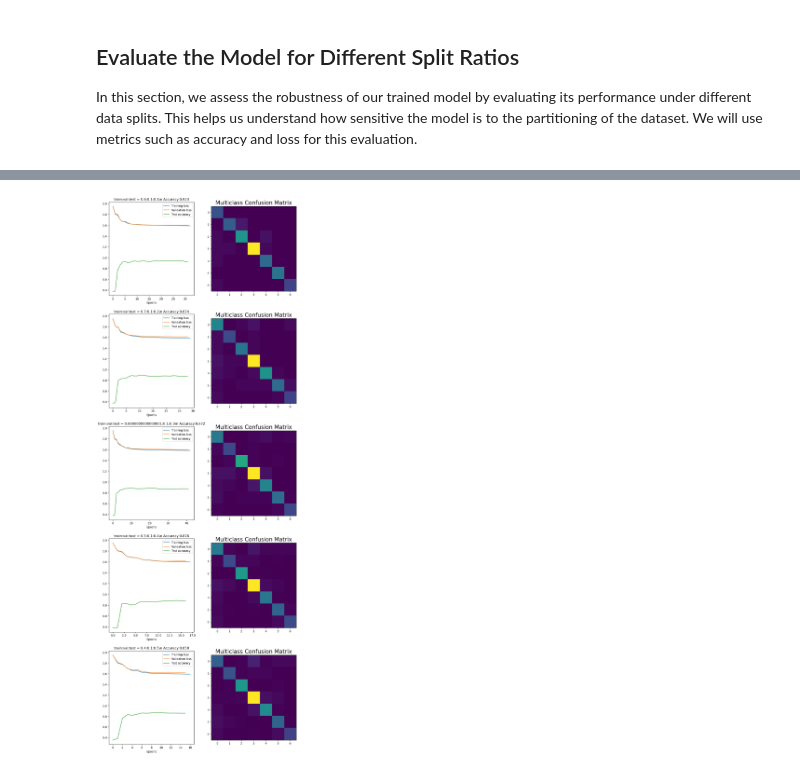
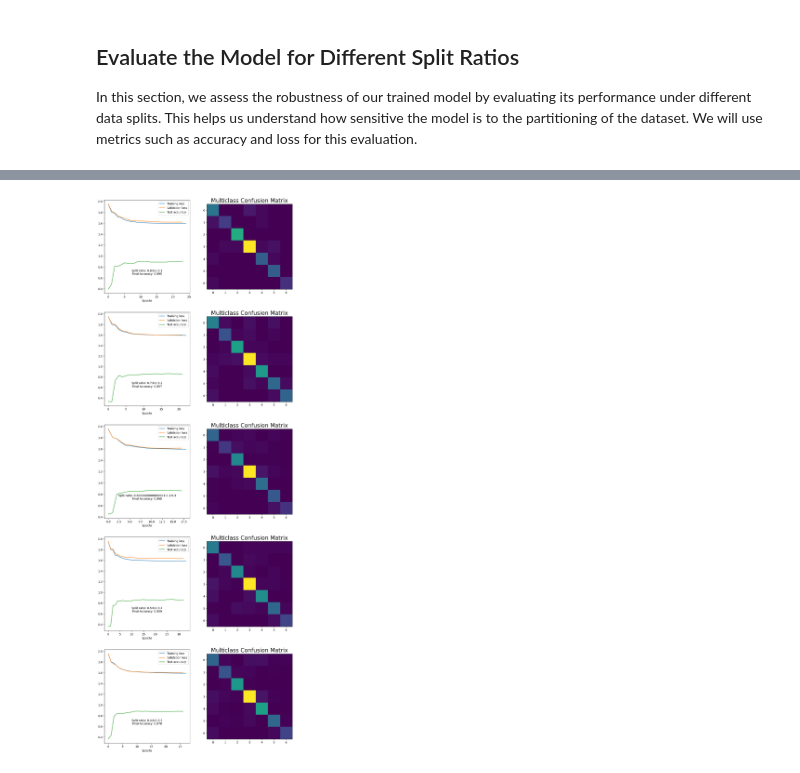
Before and after one commit to nagarx/Link_Based_Classification_Using_Graph_Neural_Networks, a Jupyter notebook: gnn.ipynb, the cells around one changed output, grey strips where cells are left out. Saved outputs shown, nothing was run; the diff lists cells and outputs as text; code cells hidden in the pictures.

```diff
--- a/gnn.ipynb
+++ b/gnn.ipynb
@@ -334,10 +334,13 @@ for i, split_ratio in enumerate(split_ratio_arr):
     ax[i, 0].plot(val_loss_arr, label='Validation loss')
     ax[i, 0].plot(test_acc_arr, label='Test accuracy')
 
-    # Add legend, title, and axis labels to the first subplot
+    # Add legend and axis labels to the first subplot
     ax[i, 0].legend()
-    ax[i, 0].set_title(f'train:val:test = {0.9 - split_ratio}:0.1:{split_ratio}\\n Accuracy:{test_acc_arr[-1]:.3f}')
     ax[i, 0].set_xlabel('Epochs')
+
+    # Use text annotation for displaying the split ratio and accuracy
+    annotation_text = f'Split ratio: {0.9 - split_ratio}:0.1:{split_ratio}\nFinal Accuracy: {test_acc_arr[-1]:.3f}'
+    ax[i, 0].annotate(annotation_text, xy=(0.5, 0.2), xycoords='axes fraction', ha='center')
 
     # Display the multiclass confusion matrix on the second subplot
     ax[i, 1].imshow(test_cf)
@@ -366 +369 @@ Epoch: 15        Training loss: 1.5926040410995483       Validation loss: 1.6176
-[figure, old version]
+[figure, new version]
```
Also changed, not shown: parts of 1 cell of this notebook.
